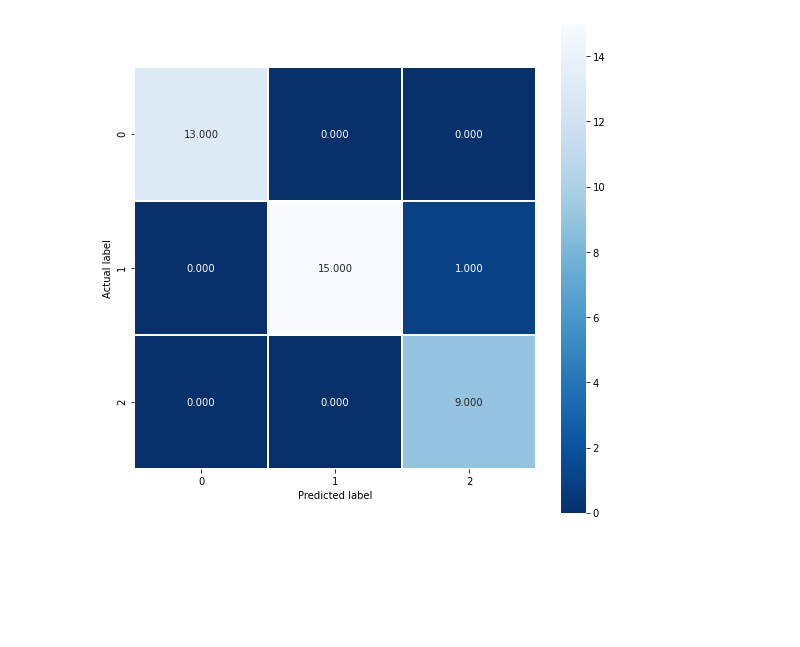
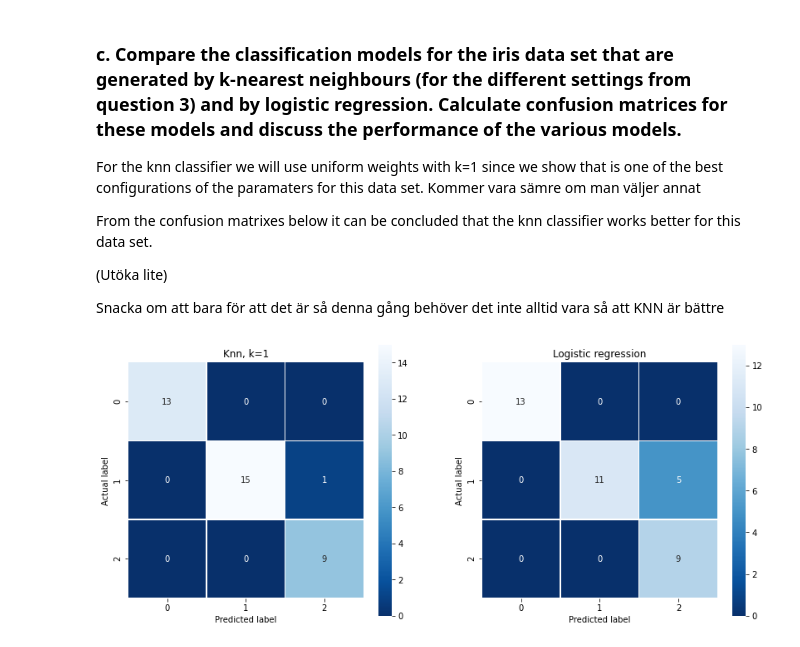
Before and after one commit to jerge/DAT405-DSC, a Jupyter notebook: Lab 2/Lab 2.ipynb, the cells around one changed output. Saved outputs shown, nothing was run; the diff lists cells and outputs as text; code cells hidden in the pictures; blank space fills up the shorter version.

Commit message:
Lab 2, wrote some on all questions

```diff
--- a/Lab 2/Lab 2.ipynb
+++ b/Lab 2/Lab 2.ipynb
@@ -91,14 +124,27 @@ from sklearn.neighbors import KNeighborsClassifier
 scores = []
 for k in range(1,len(x_train)):
     #Create KNN Classifier
-    knn = KNeighborsClassifier(n_neighbors=k) #k=1,3,21
+    knn = KNeighborsClassifier(n_neighbors=k)
 
-    #Train the model using the training sets
     knn.fit(x_train, y_train)
-
     y_pred = knn.predict(x_test)
 
     scores.append(metrics.accuracy_score(y_test, y_pred))
 
-plt.plot(scores)
+plt.plot(range(1,len(x_train)),scores, label="Uniform weights")
+
+
+scores2 = []
+for k in range(1,len(x_train)):
+    #Create KNN Classifier
+    knn = KNeighborsClassifier(n_neighbors=k, weights="distance")
+
+    knn.fit(x_train, y_train)
+    y_pred = knn.predict(x_test)
+
+    scores2.append(metrics.accuracy_score(y_test, y_pred))
+
+plt.plot(range(1,len(x_train)),scores2, label="Distance weights")
+plt.legend()
+plt.show()
 # %% [output]
@@ -107,15 +152,35 @@ plt.plot(scores)
+# %% [markdown]
+### c. Compare the classification models for the iris data set that are generated by k-nearest neighbours (for the different settings from question 3) and by logistic regression. Calculate confusion matrices for these models and discuss the performance of the various models.
+For the knn classifier we will use uniform weights with k=1 since we show that is one of the best configurations of the paramaters for this data set. Kommer vara sämre om man väljer annat
+
+From the confusion matrixes below it can be concluded that the knn classifier works better for this data set.
+
+(Utöka lite)
+
+Snacka om att bara för att det är så denna gång behöver det inte alltid vara så att KNN är bättre
 # %%
-knn = KNeighborsClassifier(n_neighbors=1) #k=1,3,21
+knn = KNeighborsClassifier(n_neighbors=1)
 
 knn.fit(x_train, y_train)
 
 y_pred = knn.predict(x_test)
 
-cm = metrics.confusion_matrix(y_test, y_pred)
+cm_knn = metrics.confusion_matrix(y_test, y_pred)
 
-plt.figure(figsize=(9,9))
-sns.heatmap(cm, annot=True, fmt=".3f", linewidths=.5, square = True, cmap = 'Blues_r');
-plt.ylabel('Actual label');
-plt.xlabel('Predicted label');
+
+plt.rcParams['figure.figsize'] = [2*7, 1*6] #Resize figure to allow 2 subplots in x
+
+fig, (ax1,ax2) = plt.subplots(1,2)
+sns.heatmap(cm_knn, annot=True, fmt=".0f", linewidths=.5, square = True, cmap = 'Blues_r', ax=ax1);
+sns.heatmap(cm_logr, annot=True, fmt=".0f", linewidths=.5, square = True, cmap = 'Blues_r', ax=ax2);
+
+ax1.set_ylabel('Actual label');
+ax1.set_xlabel('Predicted label');
+ax1.set_title("Knn, k=1")
+ax2.set_ylabel('Actual label');
+ax2.set_xlabel('Predicted label');
+ax2.set_title("Logistic regression")
+
+plt.show()
 # %% [output]
-[figure, old version]
+[figure, new version]
```
Also changed, not shown: parts of 21 cells of this notebook.
